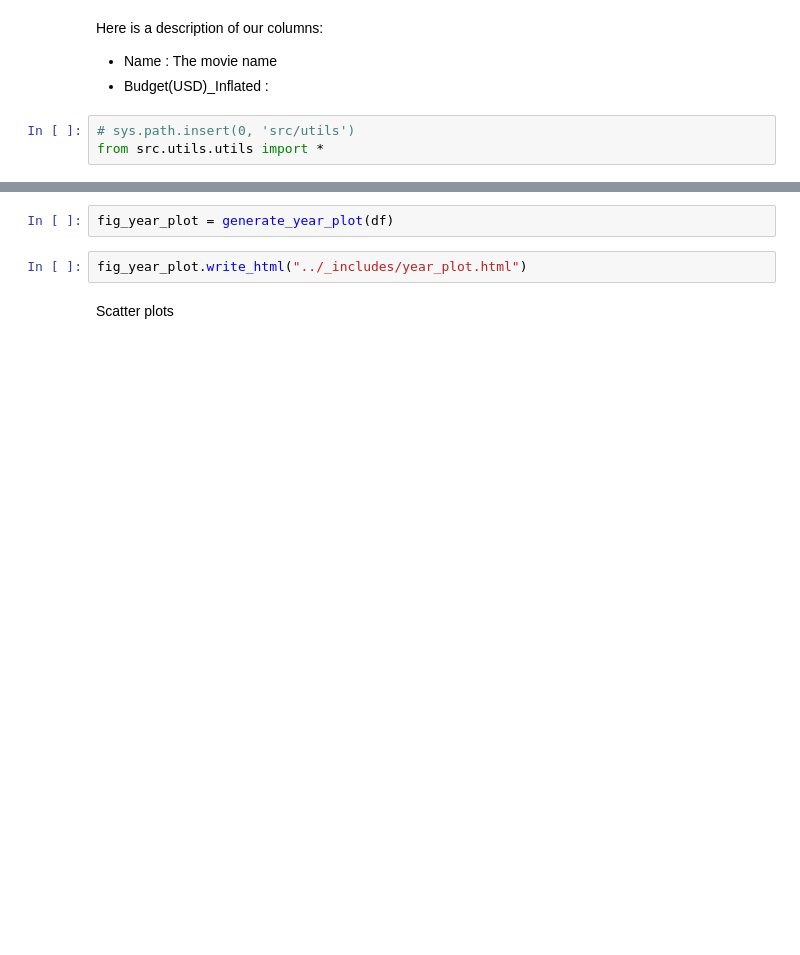
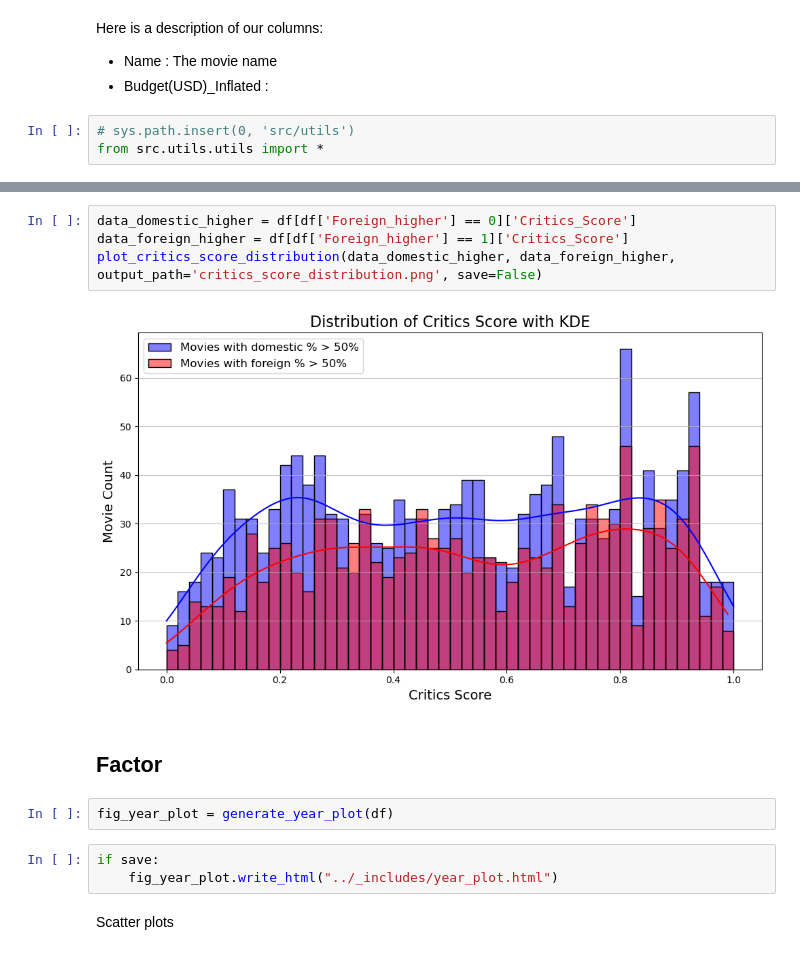
Before and after one commit to epfl-ada/ada-2024-project-thelordsofdata, a Jupyter notebook: final_results.ipynb, the cells around one changed output, grey strips where cells are left out. Saved outputs shown, nothing was run; the diff lists cells and outputs as text; blank space fills up the shorter version.

```diff
--- a/final_results.ipynb
+++ b/final_results.ipynb
@@ -43,7 +145,16 @@ from src.utils.utils import *
+# %%
+data_domestic_higher = df[df['Foreign_higher'] == 0]['Critics_Score']
+data_foreign_higher = df[df['Foreign_higher'] == 1]['Critics_Score']
+plot_critics_score_distribution(data_domestic_higher, data_foreign_higher, output_path='critics_score_distribution.png', save=False)
+# %% [output]
+[figure, added]
+# %% [markdown]
+## Factor
 # %%
 fig_year_plot = generate_year_plot(df)
 # %%
-fig_year_plot.write_html("../_includes/year_plot.html")
+if save:
+    fig_year_plot.write_html("../_includes/year_plot.html")
 # %% [markdown]
 Scatter plots
 # %%
```
Also changed, not shown: parts of 25 cells of this notebook, 2 other files.
